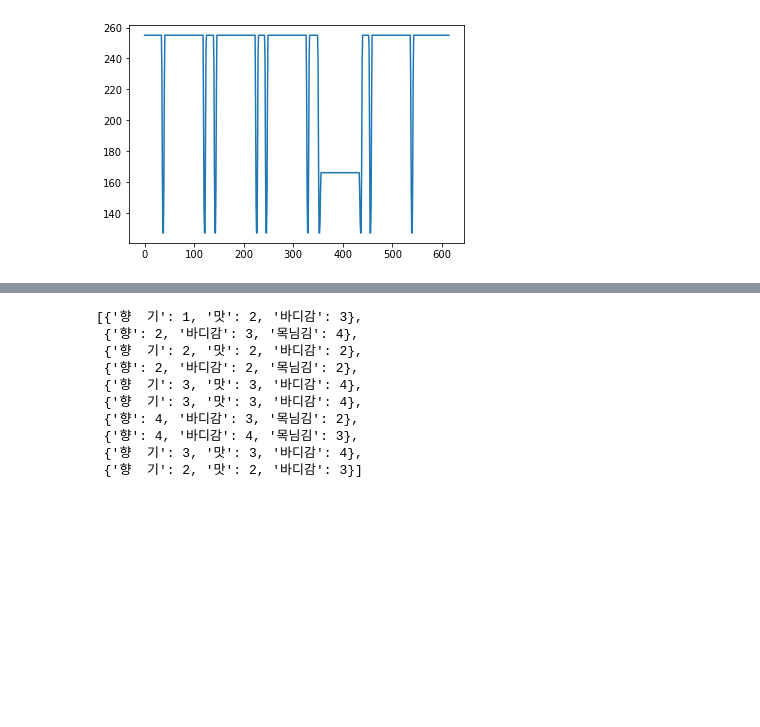
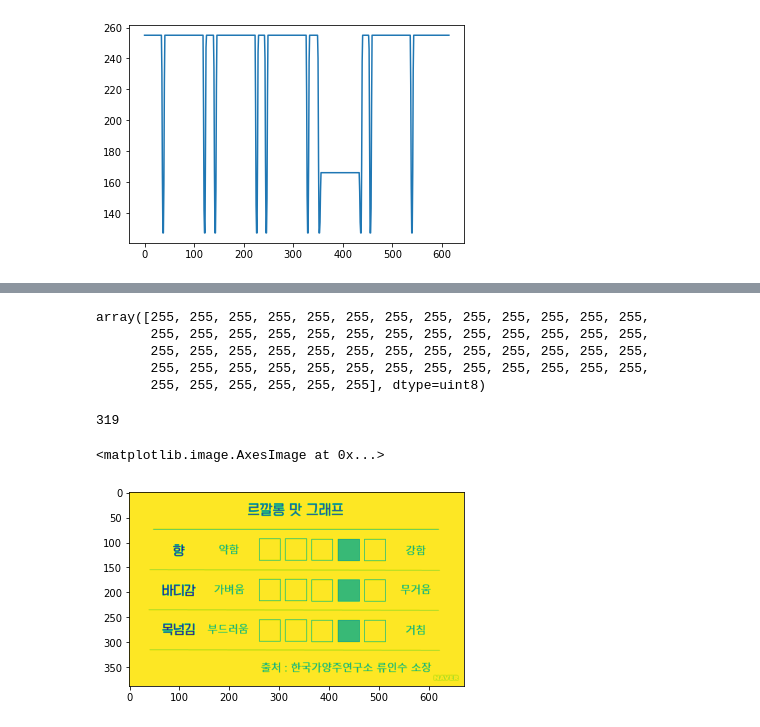
Before and after one commit to doyeon0139/Project, a Jupyter notebook: OCR_test.ipynb, the cells around one changed output, grey strips where cells are left out. Drawn from its saved outputs; the diff is of its cells as text; code cells hidden in the pictures; blank space fills up the shorter version.

```diff
--- a/OCR_test.ipynb
+++ b/OCR_test.ipynb
@@ -565,13 +565,14 @@ score
 
 kinds_li = []
 
-shapes = []
-reader = easyocr.Reader(['ko','en'])
 
-for fol in range(3,4):
+reader = easyocr.Reader(['ko'])
+
+for ci,fol in enumerate(range(3,5)):
 
     img_path = f'C:/Users/bitcamp/Desktop/P5_data/img/en_{fol}/'
-
+    print(img_path)
+    shapes = []
     for img in os.listdir(img_path):
 
         image = cv2.imread(f"C:/Users/bitcamp/Desktop/P5_data/img/en_{fol}/{img}", 0)
@@ -579,8 +580,12 @@ for fol in range(3,4):
         shapes.append(image)
 
 
-    for to in shapes[:10]:
-        src = to
+    max_li = [7, 10, 13]
+    maxi = max_li[ci]
+
+
+    for to in shapes[:]:
+        src = image
         sample = cv2.resize(src, dsize=(1280,840))
 
         nsample = sample[150:-150, :]
@@ -588,15 +593,19 @@ for fol in range(3,4):
         result = reader.readtext(nsample)
 
 
-        score_num = [1, 2, 4, 5, 7, 8]
+        score_num = [1, 2, 4, 5, 7, 8, 10, 11, 13, 14]
+#         score_num = [1, 2, 4, 5, 7, 8]
         n = 0
 
 
         kinds = dict()
-        for a in range(0,7,3):   # 체크
-            y = int(sum([result[score_num[n]][0][1][1],result[score_num[n]][0][2][1]])/2) # 앞에 글씨 가운데y좌표
-            xl = result[score_num[n]][0][1][0] # 앞에글씨 오른쪽 바운더리 x좌표
-            xr = result[score_num[n+1]][0][0][0] # 뒤 글씨 왼쪽 바운더리 x좌표
+        for a in range(0,len(result),3):
+
+#             print(n)
+#             n+= 2
+            y = int(sum([result[a+1][0][1][1],result[a+1][0][2][1]])/2) # 앞에 글씨 가운데y좌표
+            xl = result[a+1][0][1][0] # 앞에글씨 오른쪽 바운더리 x좌표
+            xr = result[a+2][0][0][0] # 뒤 글씨 왼쪽 바운더리 x좌표
 
             zero_li = []
 
@@ -624,5 +633,8 @@ for fol in range(3,4):
             kinds[result[a][1]] = score
         #     print(result[a][1]+':'+str(score))
         kinds_li.append(kinds)
+
+    with open(f'en_{fol}.pkl','wb') as f:
+        pickle.dump(kinds_li,f)
 # %% [output]
 CUDA not available - defaulting to CPU. Note: This module is much faster with a GPU.
@@ -657,13 +643,17 @@ with open('en_3.pkl','rb') as f:
-# %%
-mydict
-# %% [output]
-[{'향  기': 1, '맛': 2, '바디감': 3},
- {'향': 2, '바디감': 3, '목님김': 4},
- {'향  기': 2, '맛': 2, '바디감': 2},
- {'향': 2, '바디감': 2, '목님김': 2},
- {'향  기': 3, '맛': 3, '바디감': 4},
- {'향  기': 3, '맛': 3, '바디감': 4},
- {'향': 4, '바디감': 3, '목님김': 2},
- {'향': 4, '바디감': 4, '목님김': 3},
- {'향  기': 3, '맛': 3, '바디감': 4},
- {'향  기': 2, '맛': 2, '바디감': 3}]
+# %%
+nsample[y, xl:xr]
+# %% [output]
+array([255, 255, 255, 255, 255, 255, 255, 255, 255, 255, 255, 255, 255,
+       255, 255, 255, 255, 255, 255, 255, 255, 255, 255, 255, 255, 255,
+       255, 255, 255, 255, 255, 255, 255, 255, 255, 255, 255, 255, 255,
+       255, 255, 255, 255, 255, 255, 255, 255, 255, 255, 255, 255, 255,
+       255, 255, 255, 255, 255, 255], dtype=uint8)
+# %%
+xr
+# %% [output]
+319
+# %%
+plt.imshow(to)
+# %% [output]
+<matplotlib.image.AxesImage at 0x...>
+[figure, added]
```
Also changed, not shown: parts of 31 cells of this notebook, 14 other files.
